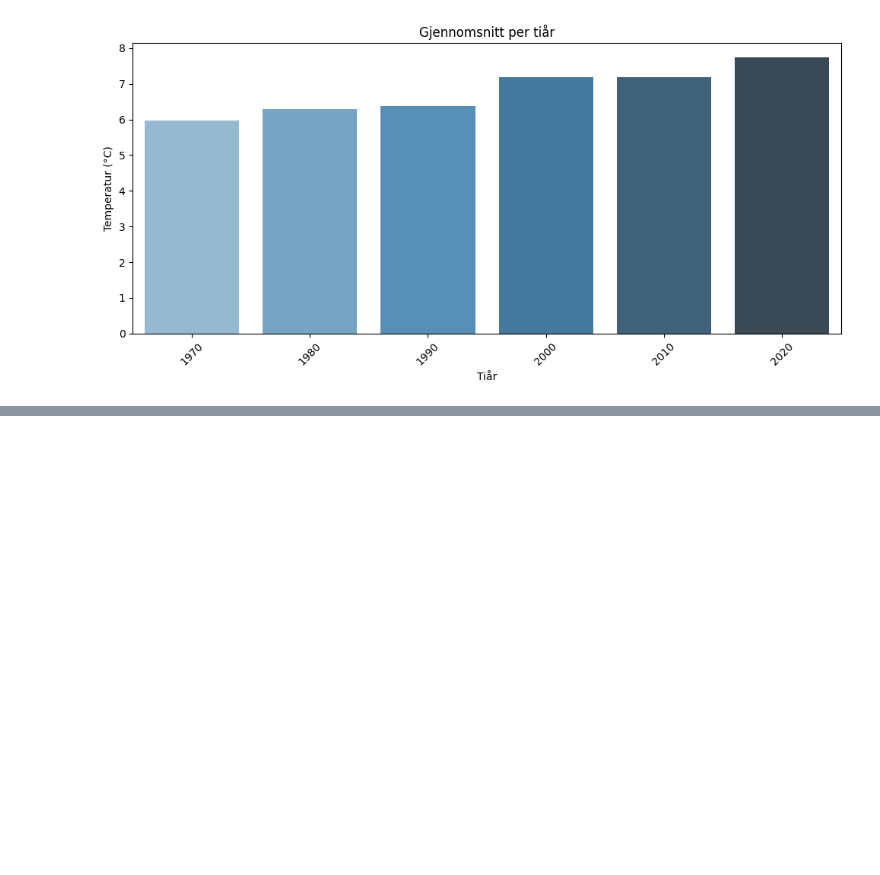
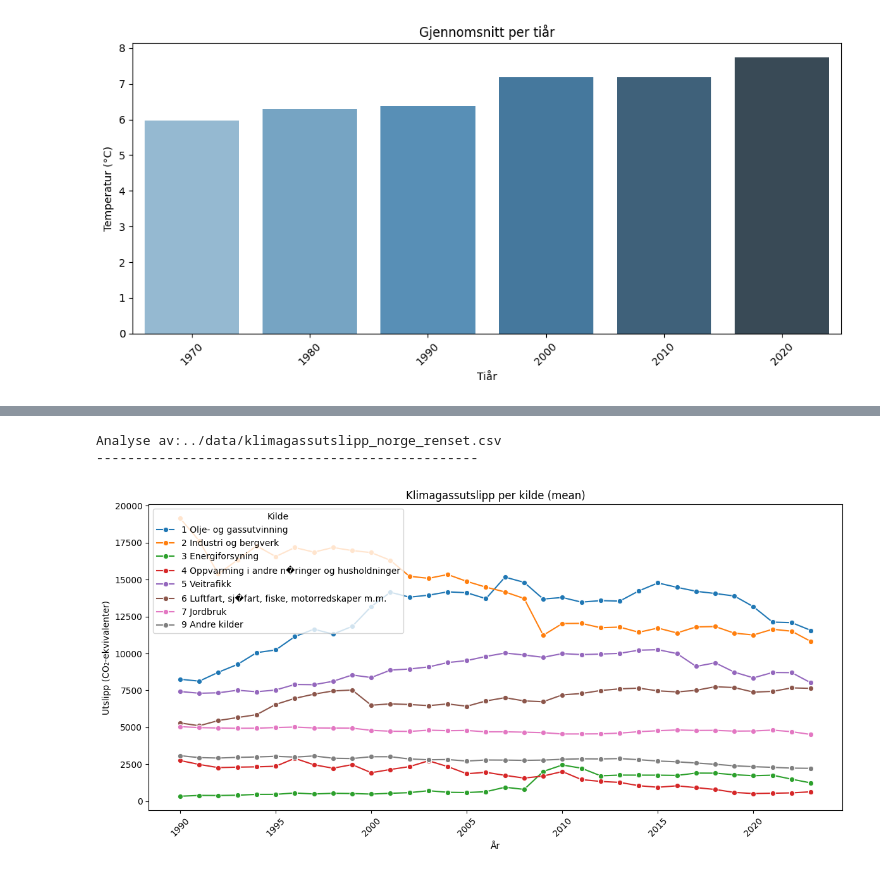
Before and after one commit to idunnbh/Mappe, a Jupyter notebook: notebooks/Visualisering.ipynb, the cells around one changed output, grey strips where cells are left out. Saved outputs shown, nothing was run; the diff lists cells and outputs as text; code cells hidden in the pictures; blank space fills up the shorter version.

```diff
--- a/notebooks/Visualisering.ipynb
+++ b/notebooks/Visualisering.ipynb
@@ -21,0 +71,20 @@ Passing `palette` without assigning `hue` is deprecated and will be removed in v
+# %%
+import dataanalyse
+import importlib
+importlib.reload(dataanalyse)
+statistikk, df_total, df = dataanalyse.analyser_fil("../data/klimagassutslipp_norge_renset.csv",sep=",",datokolonne="år",groupby="år")
+
+from klimagass_visualisering import plott_utslipp_per_kilde_over_tid
+
+kol_utslipp = [kol for kol in df.columns if "utslipp" in kol and "co2" in kol][0]
+df[kol_utslipp] = pd.to_numeric(df[kol_utslipp], errors="coerce")
+df = df[~df['kilde_(aktivitet)'].str.contains("alle kilder", case=False)]
+
+stats_per_kilde_år = df.groupby(['kilde_(aktivitet)', 'år'])[kol_utslipp].agg(['mean', 'median']).reset_index()
+stats_per_kilde_år = stats_per_kilde_år.round(2)
+
+plott_utslipp_per_kilde_over_tid(stats_per_kilde_år, verdi_kolonne="mean")
+# %% [output]
+Analyse av:../data/klimagassutslipp_norge_renset.csv
+-------------------------------------------------
+[figure, added]
```
Also changed, not shown: parts of 3 cells of this notebook, 3 other files.
